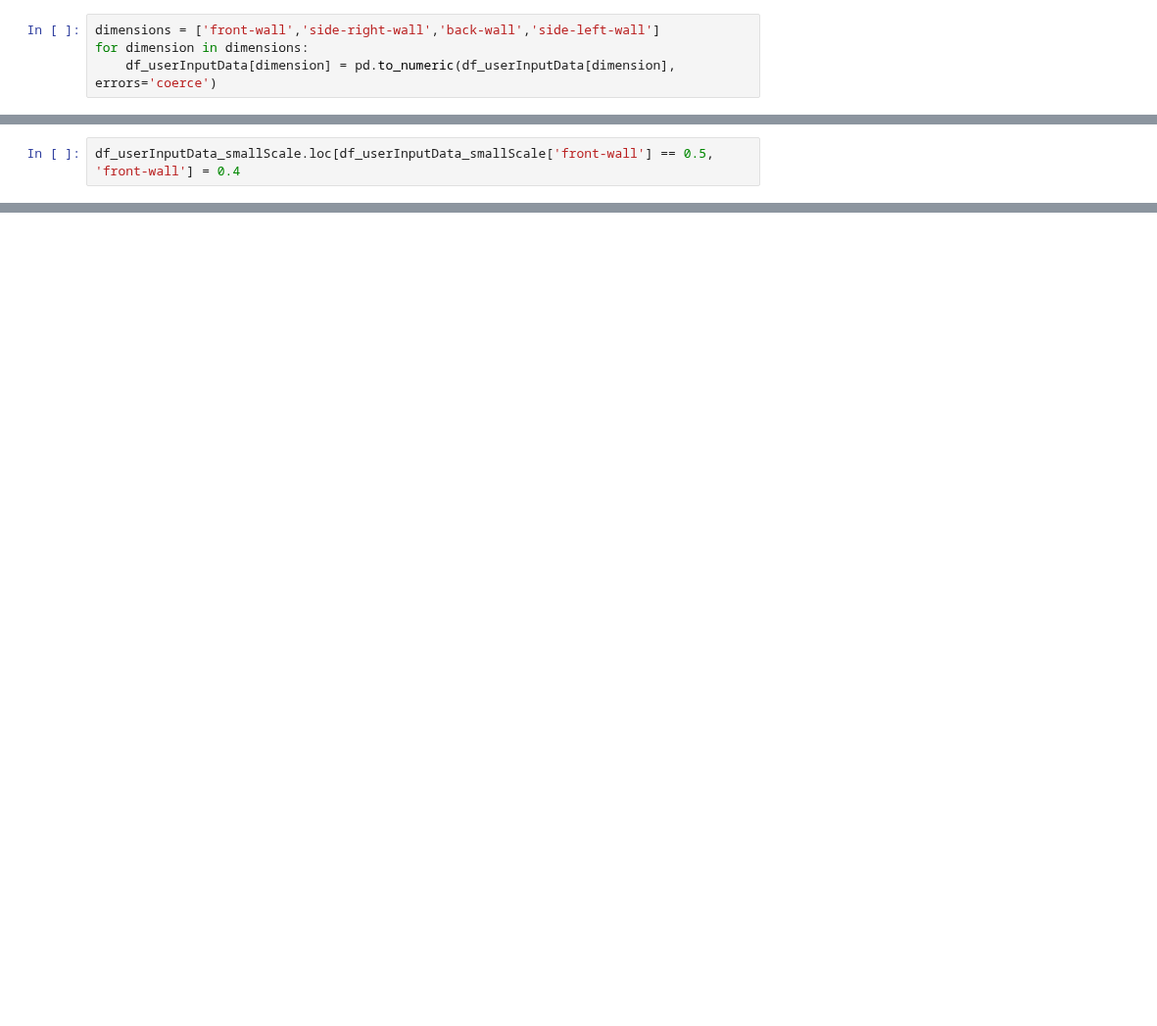
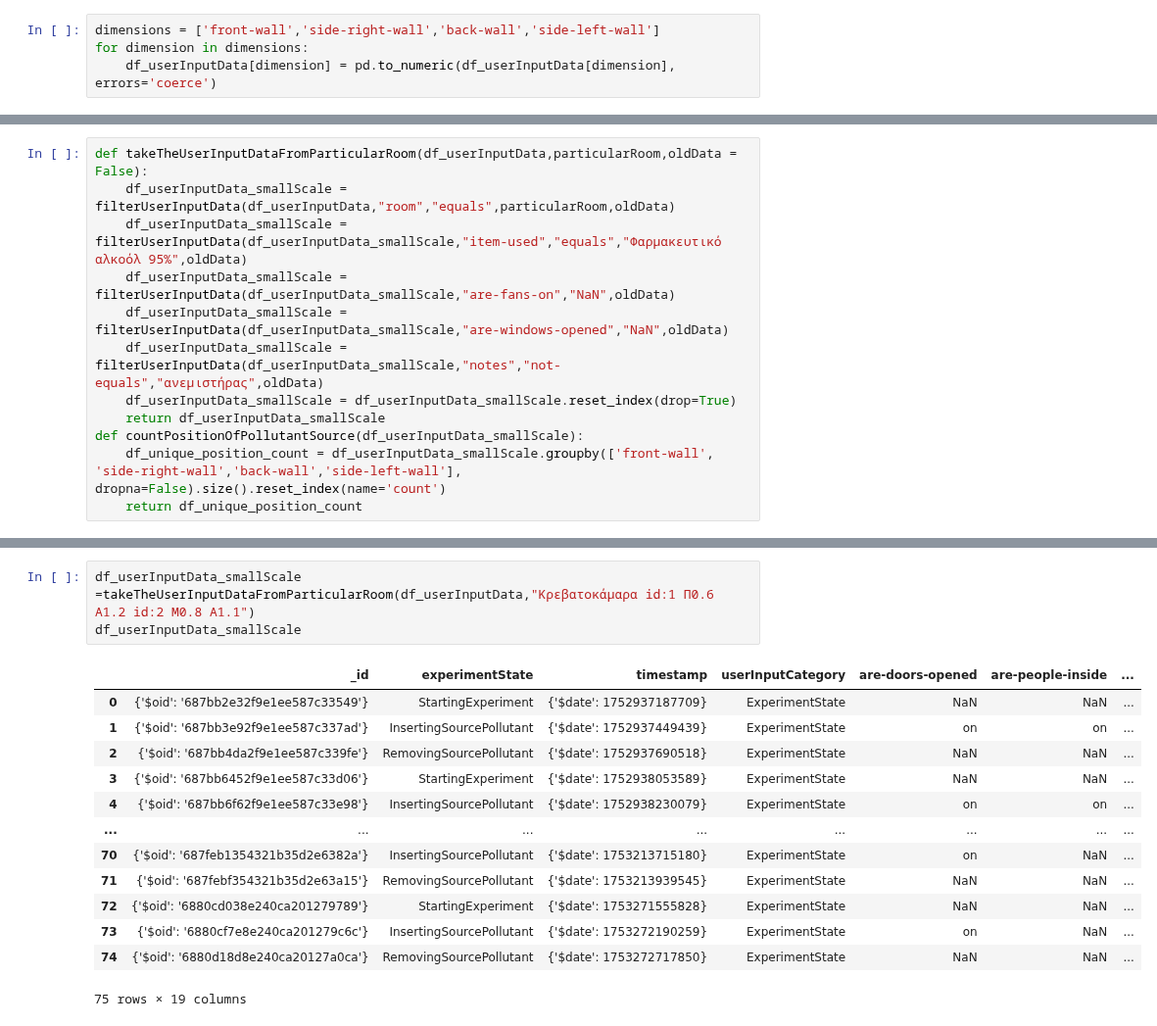
Before and after one commit to Andreas-Ts/Diploma-Project, a Jupyter notebook: dataAnalysis and machine learning/dataAnalysis.ipynb, the cells around one changed output, grey strips where cells are left out. Shown at 98% size. Cells and saved outputs as stored; diff of their text form; blank space fills up the shorter version.

```diff
--- a/dataAnalysis and machine learning/dataAnalysis.ipynb
+++ b/dataAnalysis and machine learning/dataAnalysis.ipynb
@@ -180,2 +181,0 @@ df_userInputData_smallScale
-# %%
-df_userInputData_smallScale.loc[df_userInputData_smallScale['front-wall'] == 0.5, 'front-wall'] = 0.4
@@ -208 +182,13 @@ float64
+# %%
+def takeTheUserInputDataFromParticularRoom(df_userInputData,particularRoom,oldData = False):
+    df_userInputData_smallScale = filterUserInputData(df_userInputData,"room","equals",particularRoom,oldData)
+    df_userInputData_smallScale = filterUserInputData(df_userInputData_smallScale,"item-used","equals","Φαρμακευτικό αλκοόλ 95%",oldData)
+    df_userInputData_smallScale = filterUserInputData(df_userInputData_smallScale,"are-fans-on","NaN",oldData)
+    df_userInputData_smallScale = filterUserInputData(df_userInputData_smallScale,"are-windows-opened","NaN",oldData)
+    df_userInputData_smallScale = filterUserInputData(df_userInputData_smallScale,"notes","not-equals","ανεμιστήρας",oldData)
+    df_userInputData_smallScale = df_userInputData_smallScale.reset_index(drop=True)
+    return df_userInputData_smallScale
+def countPositionOfPollutantSource(df_userInputData_smallScale):
+    df_unique_position_count = df_userInputData_smallScale.groupby(['front-wall', 'side-right-wall','back-wall','side-left-wall'], dropna=False).size().reset_index(name='count')
+    return df_unique_position_count
 # %%
@@ -414,0 +350,17 @@ for i in range (16,23):
+# %%
+df_userInputData_smallScale =takeTheUserInputDataFromParticularRoom(df_userInputData,"Κρεβατοκάμαρα id:1 Π0.6 Α1.2 id:2 Μ0.8 Α1.1")
+df_userInputData_smallScale
+# %% [output]
+|  | _id | experimentState | timestamp | userInputCategory | are-doors-opened | are-people-inside | ... |
+| 0 | {'$oid': '687bb2e32f9e1ee587c33549'} | StartingExperiment | {'$date': 1752937187709} | ExperimentState | NaN | NaN | ... |
+| 1 | {'$oid': '687bb3e92f9e1ee587c337ad'} | InsertingSourcePollutant | {'$date': 1752937449439} | ExperimentState | on | on | ... |
+| 2 | {'$oid': '687bb4da2f9e1ee587c339fe'} | RemovingSourcePollutant | {'$date': 1752937690518} | ExperimentState | NaN | NaN | ... |
+| 3 | {'$oid': '687bb6452f9e1ee587c33d06'} | StartingExperiment | {'$date': 1752938053589} | ExperimentState | NaN | NaN | ... |
+| 4 | {'$oid': '687bb6f62f9e1ee587c33e98'} | InsertingSourcePollutant | {'$date': 1752938230079} | ExperimentState | on | on | ... |
+| ... | ... | ... | ... | ... | ... | ... | ... |
+| 70 | {'$oid': '687feb1354321b35d2e6382a'} | InsertingSourcePollutant | {'$date': 1753213715180} | ExperimentState | on | NaN | ... |
+| 71 | {'$oid': '687febf354321b35d2e63a15'} | RemovingSourcePollutant | {'$date': 1753213939545} | ExperimentState | NaN | NaN | ... |
+| 72 | {'$oid': '6880cd038e240ca201279789'} | StartingExperiment | {'$date': 1753271555828} | ExperimentState | NaN | NaN | ... |
+| 73 | {'$oid': '6880cf7e8e240ca201279c6c'} | InsertingSourcePollutant | {'$date': 1753272190259} | ExperimentState | on | NaN | ... |
+| 74 | {'$oid': '6880d18d8e240ca20127a0ca'} | RemovingSourcePollutant | {'$date': 1753272717850} | ExperimentState | NaN | NaN | ... |
+75 rows × 19 columns
```
Also changed, not shown: parts of 29 cells of this notebook, 5 other files.
